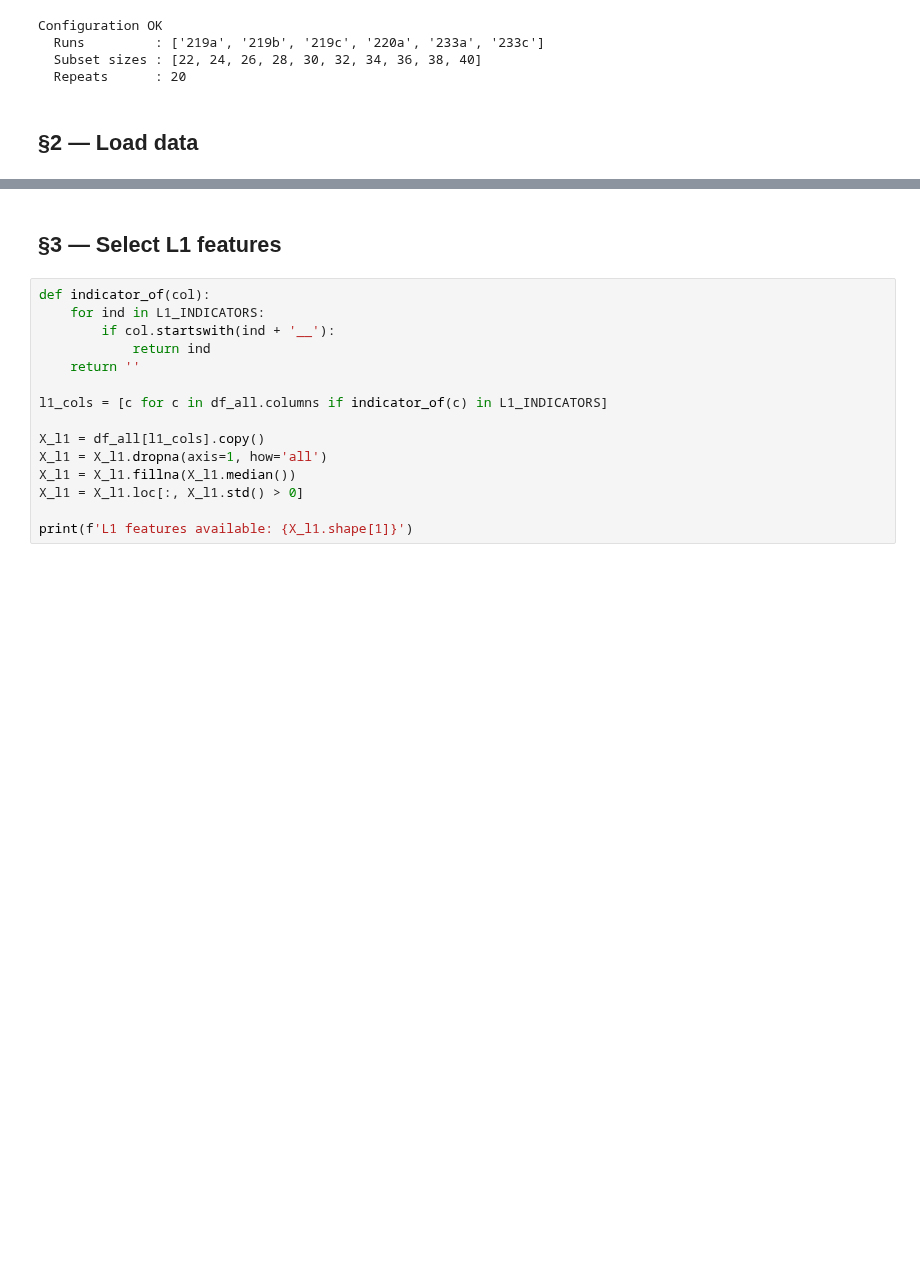
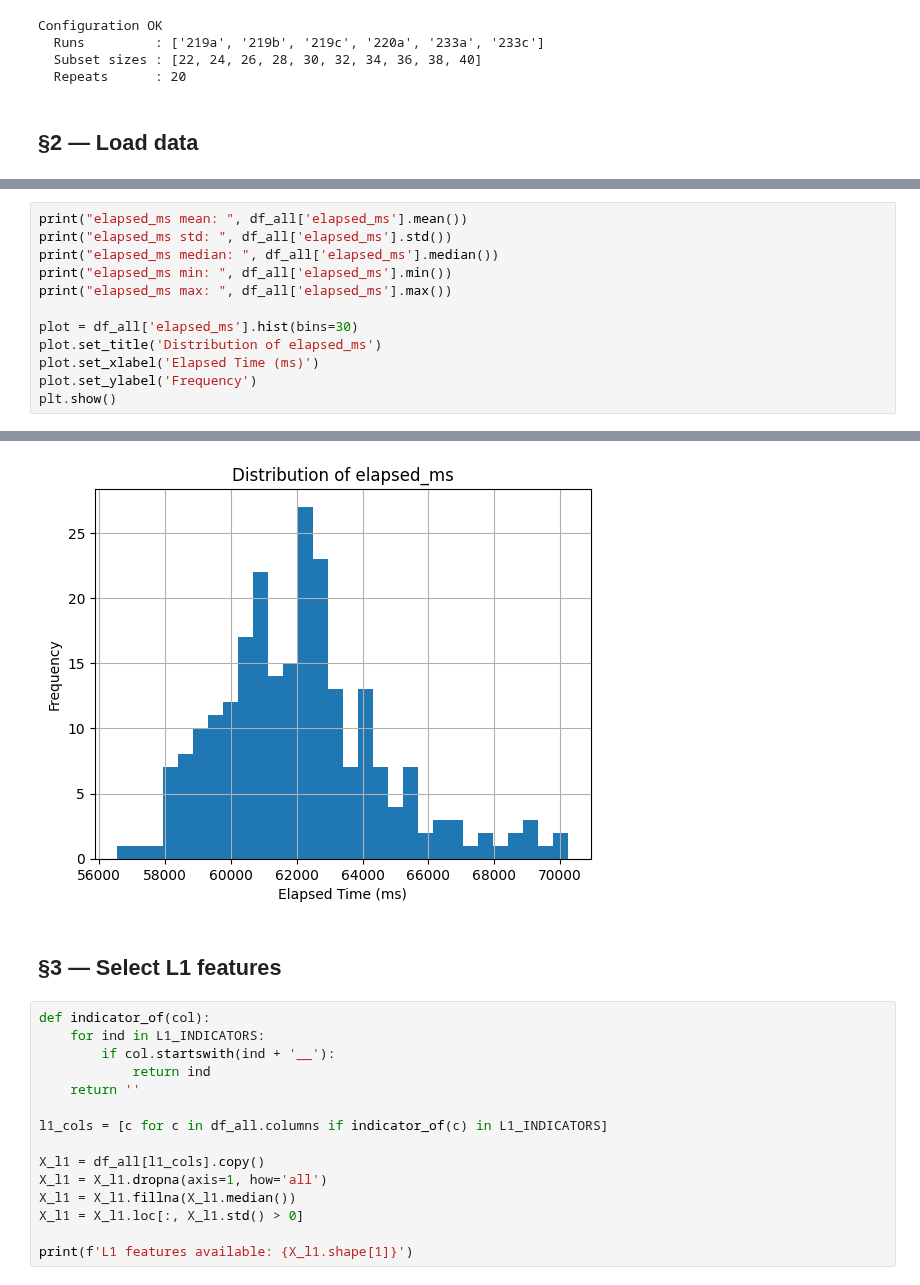
Before and after one commit to salviromain/mccviahat, a Jupyter notebook: analysis/methodology/70blonger res .ipynb, the cells around one changed output, grey strips where cells are left out. Drawn from its saved outputs; the diff is of its cells as text; blank space fills up the shorter version.

```diff
--- a/analysis/methodology/70blonger res .ipynb
+++ b/analysis/methodology/70blonger res .ipynb
@@ -93,0 +105,13 @@ Loaded 6 runs: ['219a', '219b', '219c', '220a', '233a', '233c']
+# %%
+print("elapsed_ms mean: ", df_all['elapsed_ms'].mean())
+print("elapsed_ms std: ", df_all['elapsed_ms'].std())
+print("elapsed_ms median: ", df_all['elapsed_ms'].median())
+print("elapsed_ms min: ", df_all['elapsed_ms'].min())
+print("elapsed_ms max: ", df_all['elapsed_ms'].max())
+
+plot = df_all['elapsed_ms'].hist(bins=30)
+plot.set_title('Distribution of elapsed_ms')
+plot.set_xlabel('Elapsed Time (ms)')
+plot.set_ylabel('Frequency')
+plt.show()
+# %% [output]
@@ -94,3 +123,4 @@ Loaded 6 runs: ['219a', '219b', '219c', '220a', '233a', '233c']
+[figure, added]
 # %% [markdown]
 ## §3 — Select L1 features
 # %%
```
Also changed, not shown: parts of 10 cells of this notebook, 21 other files.
